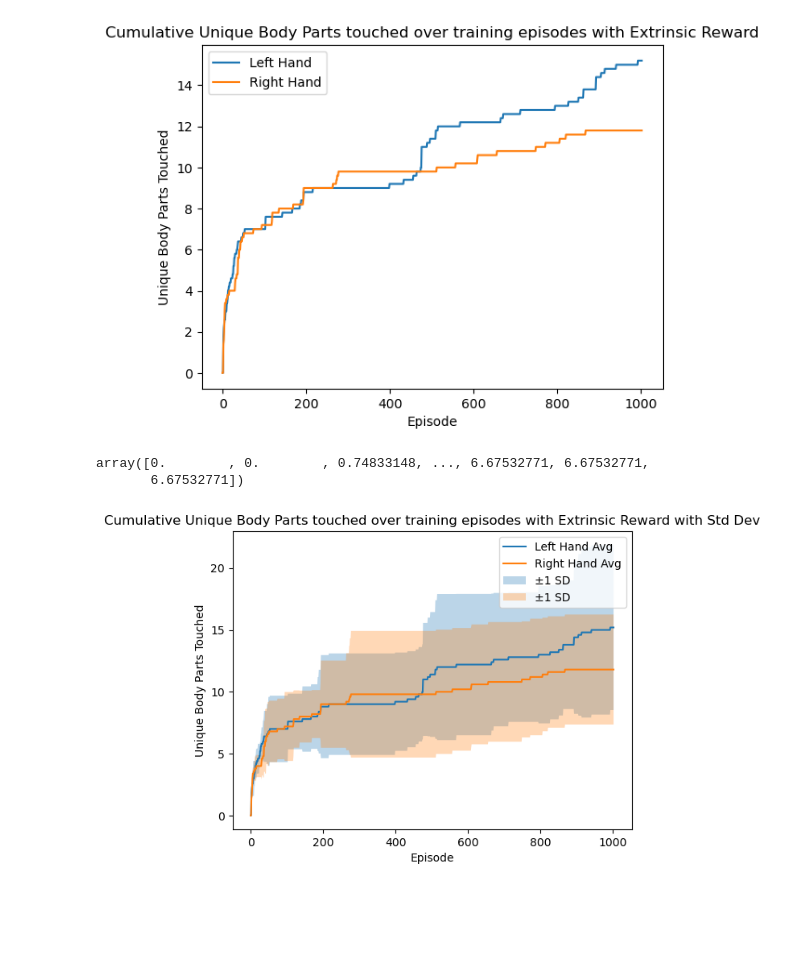
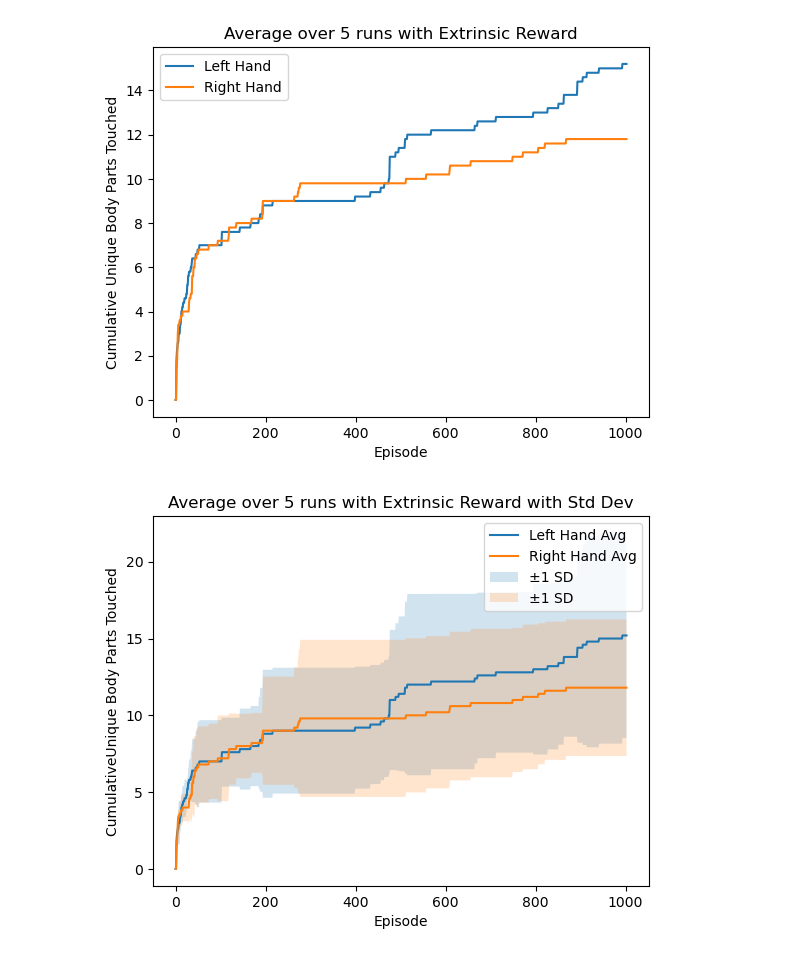
Before and after one commit to YviMa/RL2025_MIMo_project, a Jupyter notebook: learn_selftouch/results/self_touch/logs/analysis_avg.ipynb, the cells around one changed output. Drawn from its saved outputs; the diff is of its cells as text; code cells hidden in the pictures; blank space fills up the shorter version.

```diff
--- a/learn_selftouch/results/self_touch/logs/analysis_avg.ipynb
+++ b/learn_selftouch/results/self_touch/logs/analysis_avg.ipynb
@@ -3,16 +3,16 @@ import pickle
 import matplotlib.pyplot as plt
 import numpy as np
 
-nr=5
+runs=5
 
-data = [None] * nr
-for i in range(nr):
+data = [None] * runs
+for i in range(runs):
     with open('extr/training' + str(i+1) + '.pkl', 'rb') as f:
         data[i] = pickle.load(f)
 # %%
-left_cumulative = np.zeros((nr, len(data[0])))
-right_cumulative = np.zeros((nr, len(data[0])))
-for i in range(nr):
+left_cumulative = np.zeros((runs, len(data[0])))
+right_cumulative = np.zeros((runs, len(data[0])))
+for i in range(runs):
     left_ids = set()
     right_ids = set()
 
@@ -28,29 +44,26 @@ right_avg = np.mean(right_cumulative, axis=0)
 # %%
 plt.plot(left_avg, label='Left Hand')
 plt.plot(right_avg, label='Right Hand')
 plt.xlabel('Episode')
-plt.ylabel('Unique Body Parts Touched')
-plt.title('Cumulative Unique Body Parts touched over training episodes with Extrinsic Reward')
+plt.ylabel('Cumulative Unique Body Parts Touched')
+plt.title('Average over 5 runs with Extrinsic Reward')
 plt.legend()
 plt.show()
 # %% [output]
-[figure, old version]
+[figure, new version]
 # %%
 #std
 left_std = left_cumulative.std(axis=0)
 right_std = right_cumulative.std(axis=0)
-# %% [output]
-array([0.        , 0.        , 0.74833148, ..., 6.67532771, 6.67532771,
-       6.67532771])
 # %%
 plt.plot(left_avg, label='Left Hand Avg')
 plt.plot(right_avg, label='Right Hand Avg')
-plt.fill_between(np.arange(len(left_avg)), left_avg - left_std, left_avg + left_std, alpha=0.3, label="±1 SD")
-plt.fill_between(np.arange(len(right_avg)), right_avg - right_std, right_avg + right_std, alpha=0.3, label="±1 SD")
+plt.fill_between(np.arange(len(left_avg)), left_avg - left_std, left_avg + left_std, alpha=0.2, label="±1 SD")
+plt.fill_between(np.arange(len(right_avg)), right_avg - right_std, right_avg + right_std, alpha=0.2, label="±1 SD")
 plt.xlabel('Episode')
-plt.ylabel('Unique Body Parts Touched')
-plt.title('Cumulative Unique Body Parts touched over training episodes with Extrinsic Reward with Std Dev')
+plt.ylabel('CumulativeUnique Body Parts Touched')
+plt.title('Average over 5 runs with Extrinsic Reward with Std Dev')
 plt.legend()
 plt.show()
 # %% [output]
-[figure, old version]
+[figure, new version]
```
Also changed, not shown: parts of 2 cells of this notebook, 2 other files.
